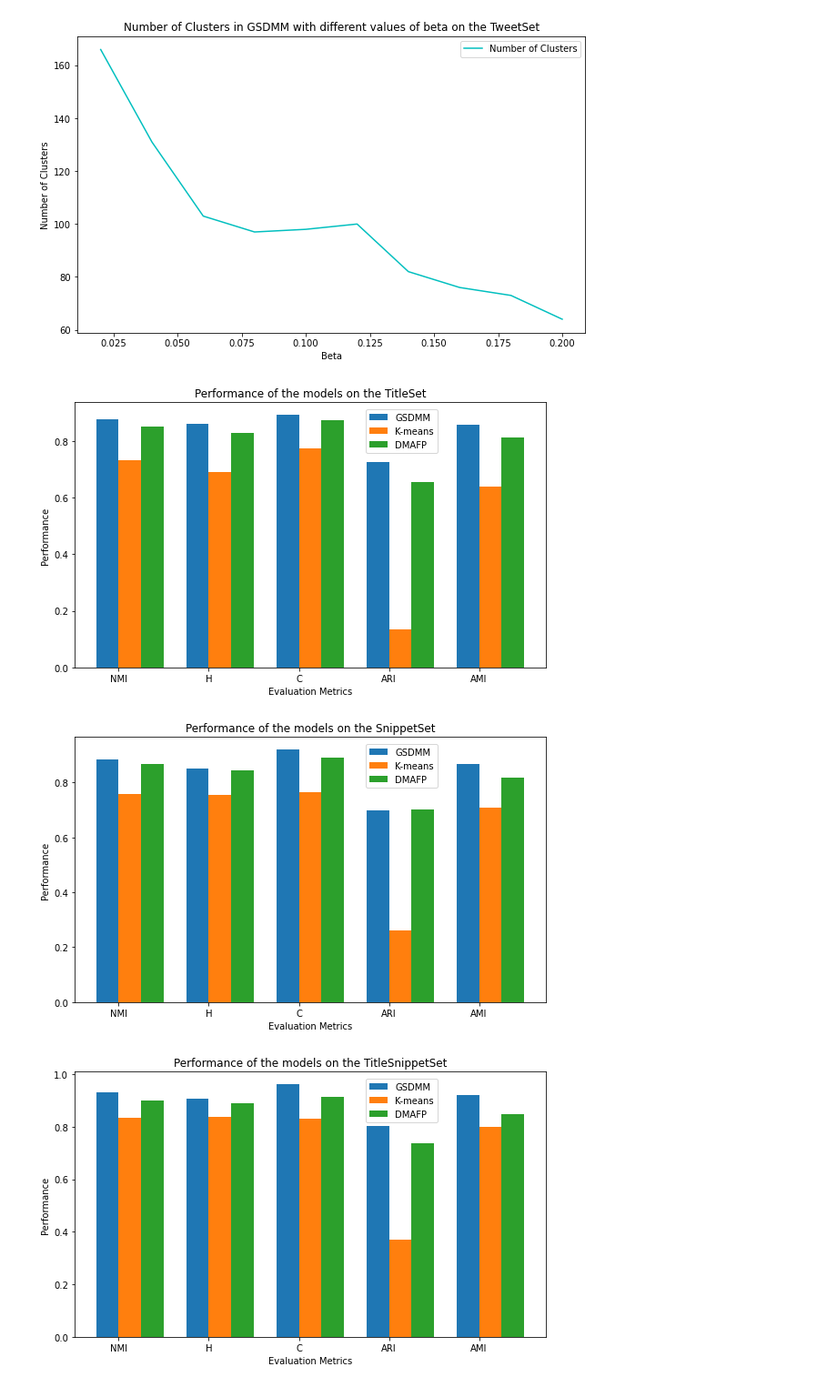
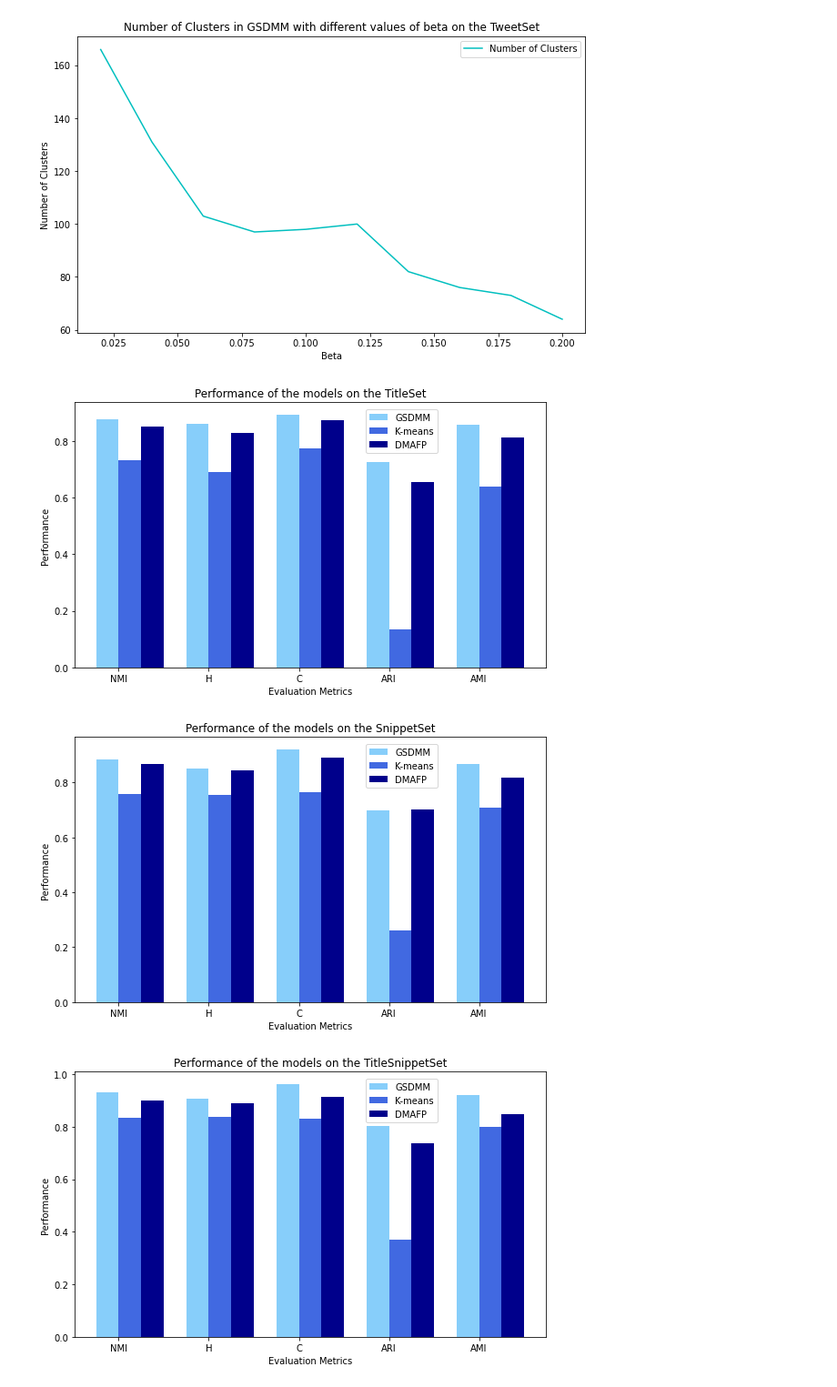
Before and after one commit to Paranjaysaxena/Gibbs-Sampling-for-DMM, a Jupyter notebook: GSDMM.ipynb, the cells around one changed output. Shown: that part at 91% size. Cells and saved outputs as stored; diff of their text form; code cells hidden in the pictures.

```diff
--- a/GSDMM.ipynb
+++ b/GSDMM.ipynb
@@ -526,9 +541,9 @@ fig, ax = plt.subplots()
 fig.set_figwidth(8)
 fig.set_figheight(5)
 plt.autoscale(enable=True, axis='both', tight=None)
-rects1 = ax.bar(x - width/2, GSDMM, width, label='GSDMM')
-rects2 = ax.bar(x + width/2, K_means, width, label='K-means')
-rects3 = ax.bar(x + (3 * width)/2, DMAFP, width, label='DMAFP')
+rects1 = ax.bar(x - width/2, GSDMM, width, label='GSDMM', color='lightskyblue')
+rects2 = ax.bar(x + width/2, K_means, width, label='K-means', color='royalblue')
+rects3 = ax.bar(x + (3 * width)/2, DMAFP, width, label='DMAFP', color='darkblue')
 
 
 ax.set_ylabel('Performance')
@@ -542,7 +557,7 @@ fig.tight_layout()
 
 plt.show()
 # %% [output]
-[figure, old version]
+[figure, new version]
 # %%
 labels = ['NMI', 'H', 'C', 'ARI', 'AMI']
 GSDMM = [0.884, 0.851, 0.920, 0.700, 0.868]
@@ -555,9 +570,9 @@ width = 0.25
 fig, ax = plt.subplots()
 fig.set_figwidth(8)
 fig.set_figheight(5)
-rects1 = ax.bar(x - width/2, GSDMM, width, label='GSDMM')
-rects2 = ax.bar(x + width/2, K_means, width, label='K-means')
-rects3 = ax.bar(x + (3 * width)/2, DMAFP, width, label='DMAFP')
+rects1 = ax.bar(x - width/2, GSDMM, width, label='GSDMM', color='lightskyblue')
+rects2 = ax.bar(x + width/2, K_means, width, label='K-means', color='royalblue')
+rects3 = ax.bar(x + (3 * width)/2, DMAFP, width, label='DMAFP', color='darkblue')
 
 
 ax.set_ylabel('Performance')
@@ -571,33 +586,33 @@ fig.tight_layout()
 
 plt.show()
 # %% [output]
-[figure, old version]
+[figure, new version]
 # %%
 labels = ['NMI', 'H', 'C', 'ARI', 'AMI']
 GSDMM = [0.932, 0.905, 0.961, 0.803, 0.922]
 K_means = [0.834, 0.836, 0.832, 0.370, 0.800]
 DMAFP = [0.901, 0.889, 0.912, 0.736, 0.847]
 
 x = np.arange(len(labels))
 width = 0.25
 
 fig, ax = plt.subplots()
 fig.set_figwidth(8)
 fig.set_figheight(5)
-rects1 = ax.bar(x - width/2, GSDMM, width, label='GSDMM')
-rects2 = ax.bar(x + width/2, K_means, width, label='K-means')
-rects3 = ax.bar(x + (3 * width)/2, DMAFP, width, label='DMAFP')
+rects1 = ax.bar(x - width/2, GSDMM, width, label='GSDMM', color='lightskyblue')
+rects2 = ax.bar(x + width/2, K_means, width, label='K-means', color='royalblue')
+rects3 = ax.bar(x + (3 * width)/2, DMAFP, width, label='DMAFP', color='darkblue')
 
 
 ax.set_ylabel('Performance')
 ax.set_xlabel('Evaluation Metrics')
 ax.set_title('Performance of the models on the TitleSnippetSet')
 ax.set_xticks(x)
 ax.set_xticklabels(labels)
 ax.legend(loc="upper right", bbox_to_anchor=(0.78,0.99))
 
 fig.tight_layout()
 
 plt.show()
 # %% [output]
-[figure, old version]
+[figure, new version]
```
Also changed, not shown: parts of 3 cells of this notebook.
